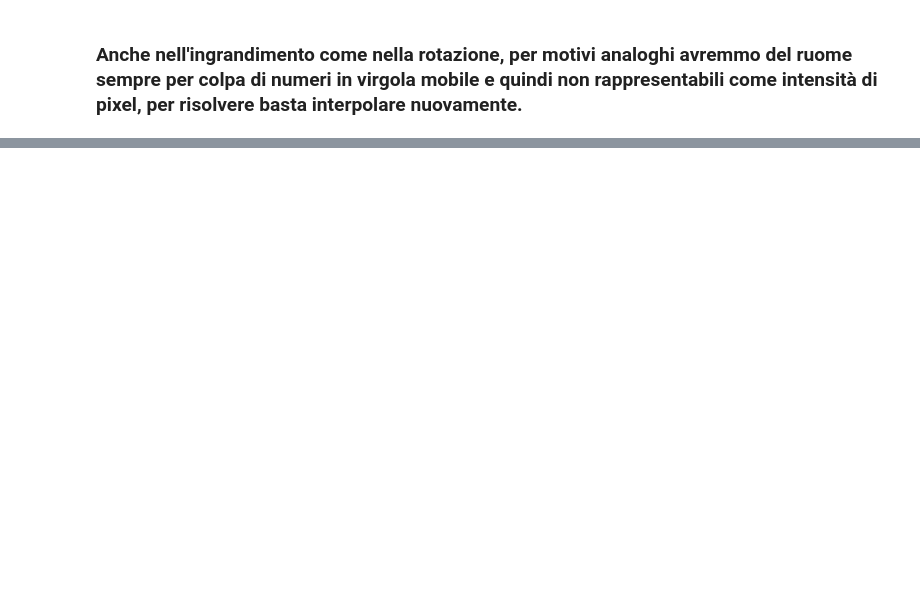
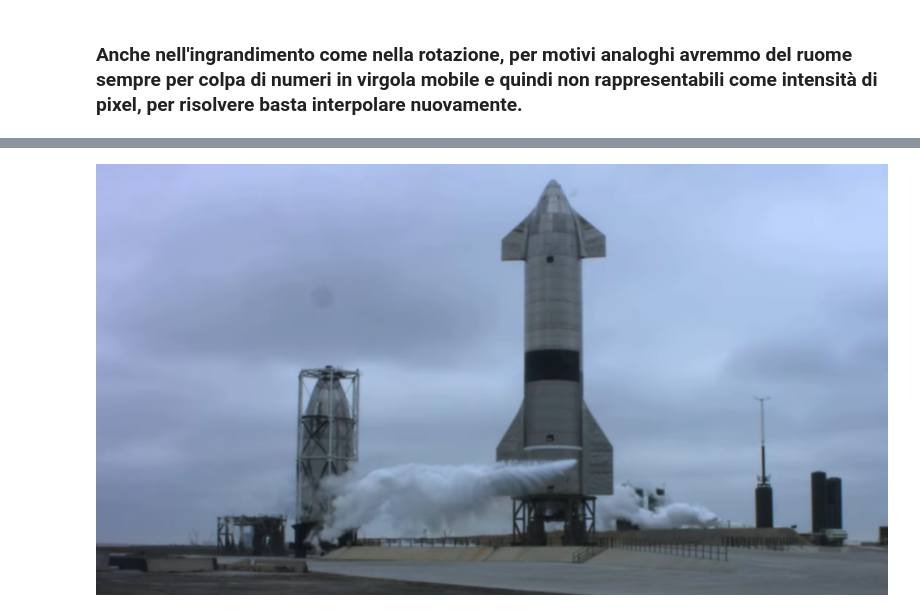
Before and after one commit to CleConor/geometric_transformations, a Jupyter notebook: trasformazioni_geometriche.ipynb, the cells around one changed output, grey strips where cells are left out. Saved outputs shown, nothing was run; the diff lists cells and outputs as text; code cells hidden in the pictures; blank space fills up the shorter version.

```diff
--- a/trasformazioni_geometriche.ipynb
+++ b/trasformazioni_geometriche.ipynb
@@ -230,0 +261,8 @@ scal_im
+# %%
+t0_scal = time.perf_counter()
+scaled = original_img.resize((1420, 772), resample=Image.BILINEAR)
+t1_scal = time.perf_counter()
+time_pil_scal = t1_scal - t0_scal
+scaled
+# %% [output]
+[figure, added]
```
Also changed, not shown: parts of 18 cells of this notebook, 4 other files.
